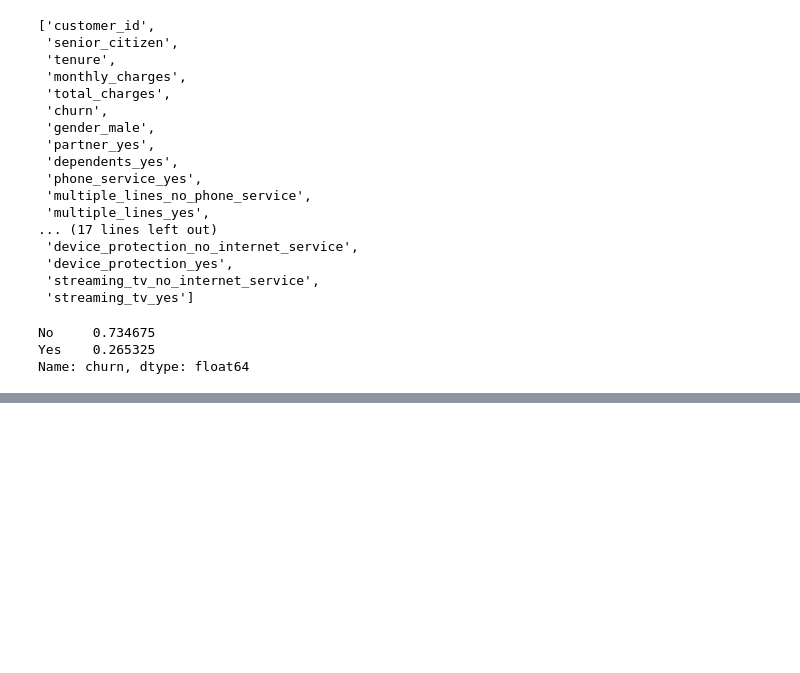
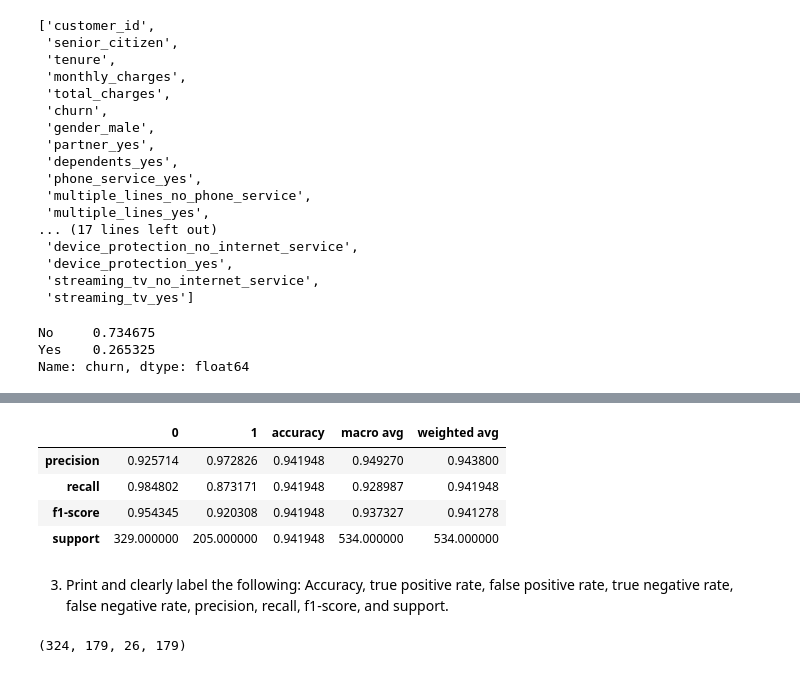
Before and after one commit to rajeshlamichhane04/classification_exercises, a Jupyter notebook: model.ipynb, the cells around one changed output, grey strips where cells are left out. Cells and saved outputs as stored; diff of their text form; code cells hidden in the pictures; blank space fills up the shorter version.

```diff
--- a/model.ipynb
+++ b/model.ipynb
@@ -558,0 +634,20 @@ memory usage: 30.8 KB
+# %%
+#classification report
+pd.DataFrame(classification_report(y_train,y_pred, output_dict = True))
+# %% [output]
+|  | 0 | 1 | accuracy | macro avg | weighted avg |
+| precision | 0.925714 | 0.972826 | 0.941948 | 0.949270 | 0.943800 |
+| recall | 0.984802 | 0.873171 | 0.941948 | 0.928987 | 0.941948 |
+| f1-score | 0.954345 | 0.920308 | 0.941948 | 0.937327 | 0.941278 |
+| support | 329.000000 | 205.000000 | 0.941948 | 534.000000 | 534.000000 |
+# %% [markdown]
+3. Print and clearly label the following: Accuracy, true positive rate, false positive rate, true negative rate, false negative rate, precision, recall, f1-score, and support.
+# %%
+#from confusion matrix:
+TN = con_df.iat[0,0]
+FP= con_df.iat[0,1]
+FN = con_df.iat[1,0]
+TP = con_df.iat[1,1]
+TN,TP,FN,TP
+# %% [output]
+(324, 179, 26, 179)
```
Also changed, not shown: parts of 73 cells of this notebook.
